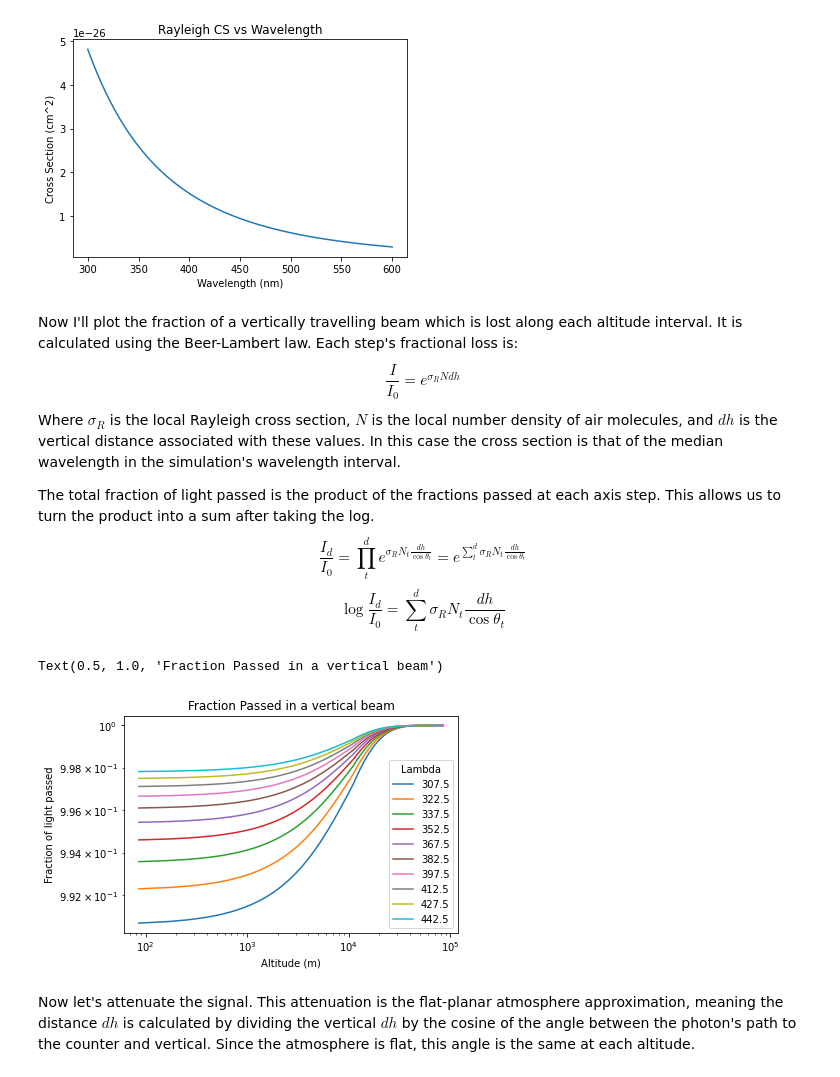
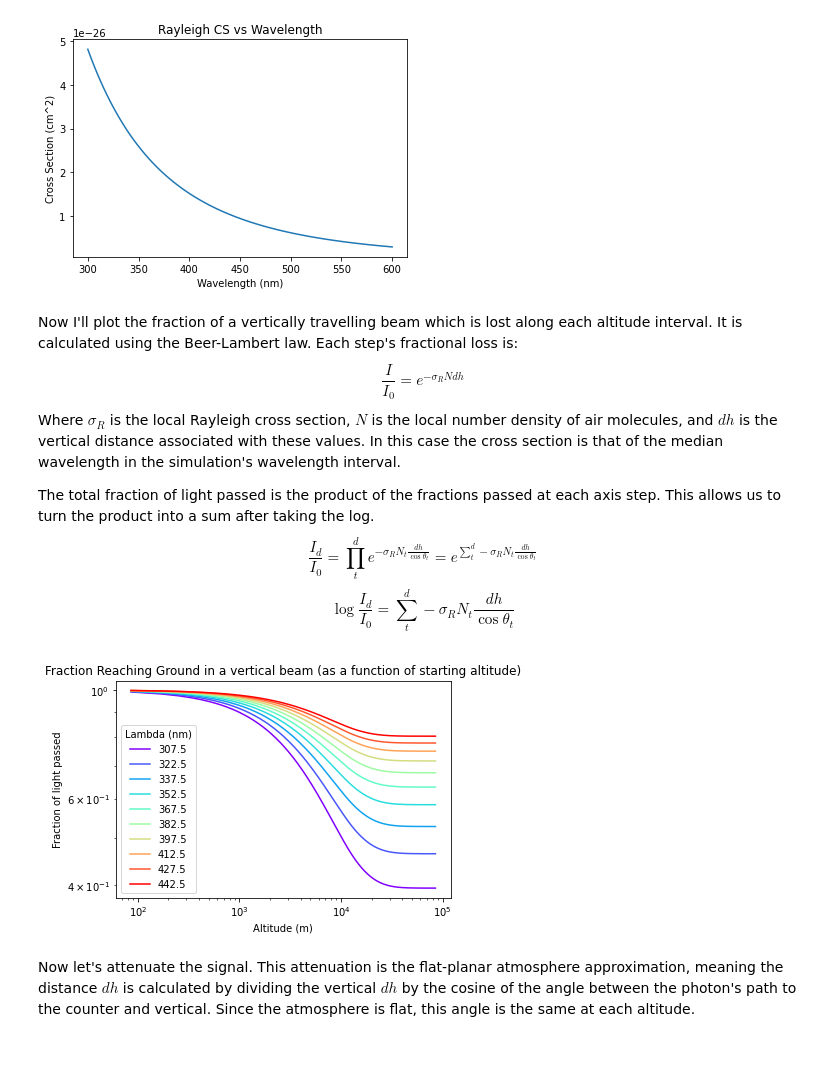
Before and after one commit to ikepc1/CHASM_NuSpacesim, a Jupyter notebook: Attenuation Demo.ipynb, the cells around one changed output. Cells and saved outputs as stored; diff of their text form; code cells hidden in the pictures.

```diff
--- a/Attenuation Demo.ipynb
+++ b/Attenuation Demo.ipynb
@@ -5,10 +5,10 @@ from simulation import *
 import matplotlib.pyplot as plt
 %matplotlib inline
 
-theta = np.radians(60)
+theta = np.radians(80)
 phi = np.radians(45)
 
-x = np.linspace(-1000,1000,100)
+x = np.linspace(-10000,10000,100)
 xx, yy = np.meshgrid(x,x)
 counters = np.empty([xx.size,3])
 counters[:,0] = xx.flatten()
@@ -51,30 +51,32 @@ Text(0.5, 1.0, 'Rayleigh CS vs Wavelength')
 # %% [markdown]
 Now I'll plot the fraction of a vertically travelling beam which is lost along each altitude interval. It is calculated using the Beer-Lambert law. Each step's fractional loss is:
 $$
-\frac{I}{I_0} = e^{\sigma_R N dh}
+\frac{I}{I_0} = e^{-\sigma_R N dh}
 $$
 Where $\sigma_R$ is the local Rayleigh cross section, $N$ is the local number density of air molecules, and $dh$ is the vertical distance associated with these values. In this case the cross section is that of the median wavelength in the simulation's wavelength interval.
 
 The total fraction of light passed is the product of the fractions passed at each axis step. This allows us to turn the product into a sum after taking the log.
 $$
-\frac{I_d}{I_0} = \prod_{t}^{d} e^{\sigma_R N_t \frac{dh}{\cos{\theta_t}}} = e^{\sum_{t}^{d} \sigma_R N_t \frac{dh}{\cos{\theta_t}}}
+\frac{I_d}{I_0} = \prod_{t}^{d} e^{-\sigma_R N_t \frac{dh}{\cos{\theta_t}}} = e^{\sum_{t}^{d} -\sigma_R N_t \frac{dh}{\cos{\theta_t}}}
 $$
 $$
-\log{\frac{I_d}{I_0}} = \sum_{t}^{d} \sigma_R N_t \frac{dh}{\cos{\theta_t}}
+\log{\frac{I_d}{I_0}} = \sum_{t}^{d} -\sigma_R N_t \frac{dh}{\cos{\theta_t}}
 $$
 # %%
 plt.figure()
+l = np.empty_like(att.yield_array,dtype='float')
+for i, y in enumerate(att.yield_array):
+    l[i] = y.l_mid
+colors = plt.cm.rainbow((l-l.min())/(l-l.min()).max())
 for i, vlf in enumerate(att.vertical_log_fraction()):
-    l = att.yield_array[i].l_mid
-    plt.plot(att.axis.h[1:], np.exp(vlf)[1:],label=f"{l}")
+    plt.plot(att.axis.h[1:], np.exp(np.cumsum(vlf))[1:],label=f"{l[i]}",color=colors[i])
 plt.ylabel('Fraction of light passed')
 plt.xlabel('Altitude (m)')
-plt.legend(title='Lambda')
+plt.legend(title='Lambda (nm)')
 plt.loglog()
-plt.title('Fraction Passed in a vertical beam')
+plt.title('Fraction Reaching Ground in a vertical beam (as a function of starting altitude)');
 # %% [output]
-Text(0.5, 1.0, 'Fraction Passed in a vertical beam')
-[figure, old version]
+[figure, new version]
 # %% [markdown]
 Now let's attenuate the signal. This attenuation is the flat-planar atmosphere approximation, meaning the distance $dh$ is calculated by dividing the vertical $dh$ by the cosine of the angle between the photon's path to the counter and vertical. Since the atmosphere is flat, this angle is the same at each altitude.
 # %%
```
Also changed, not shown: parts of 4 cells of this notebook.
